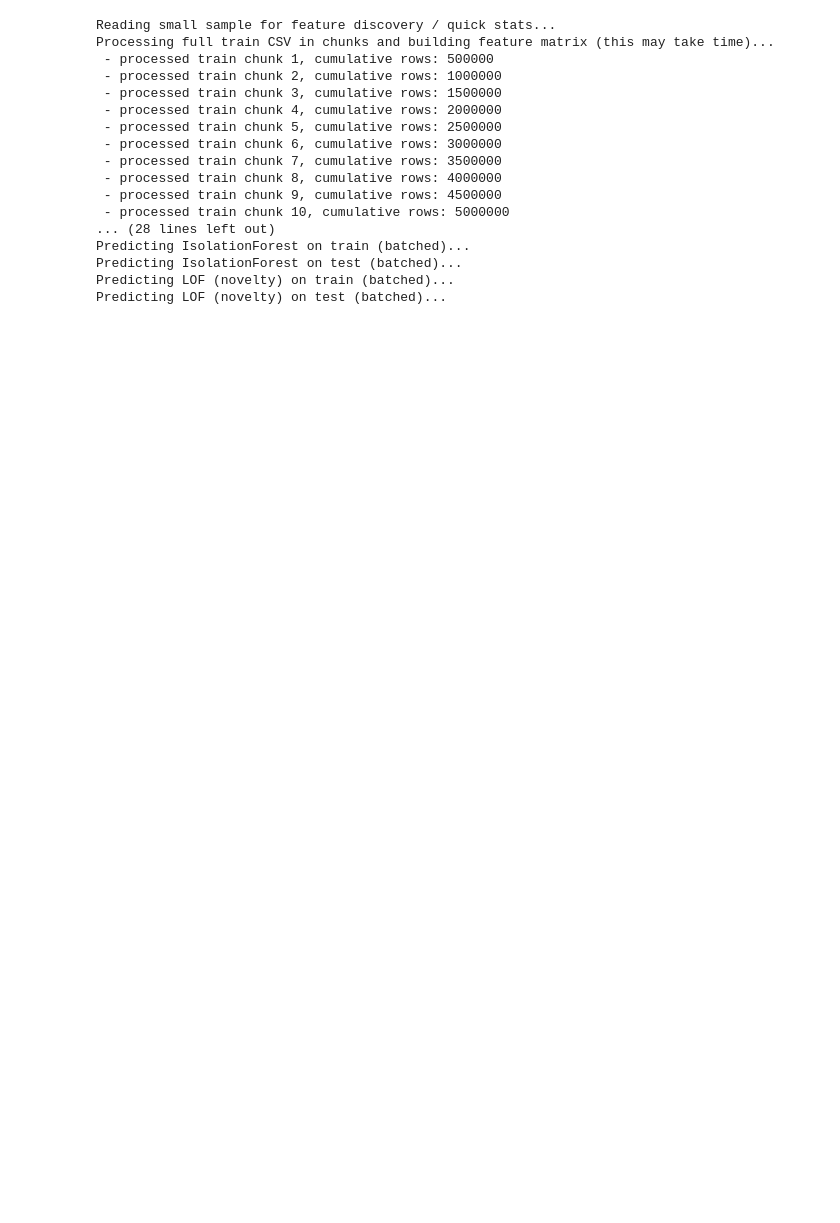
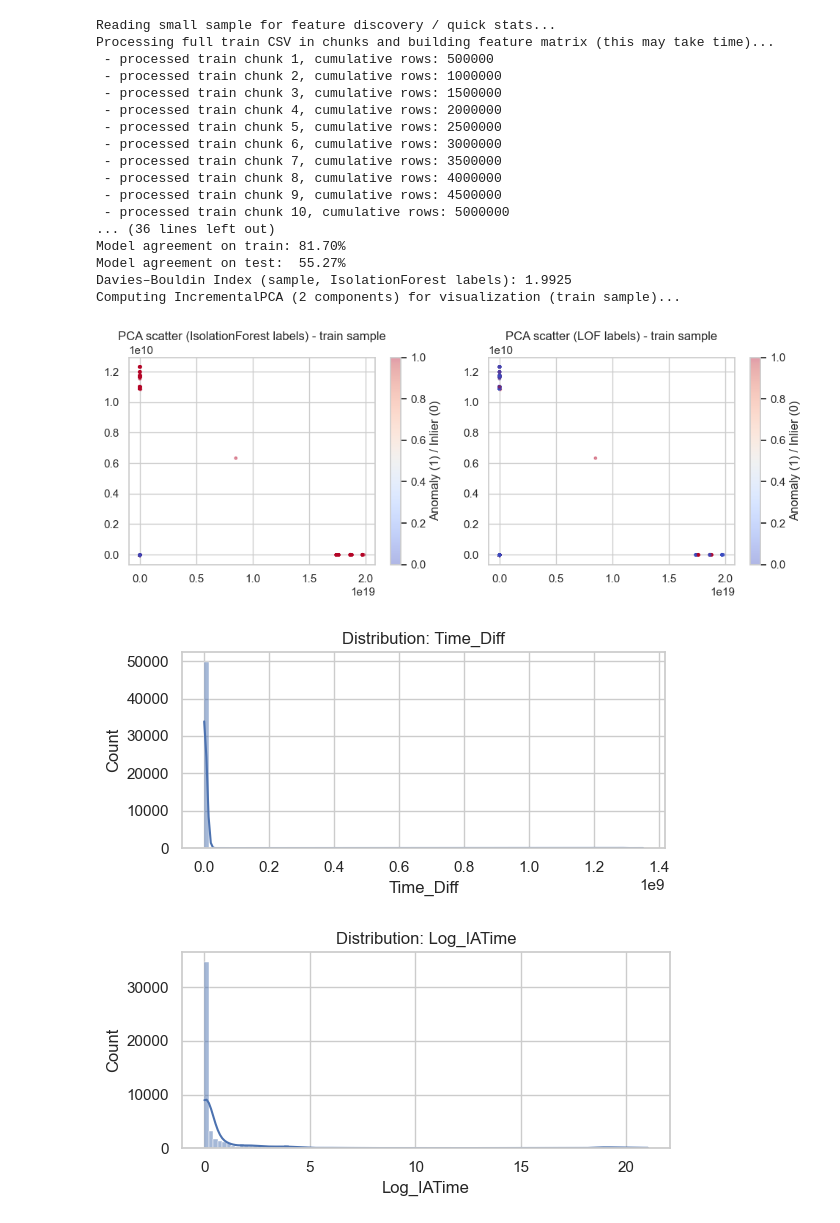
Before and after one commit to A1exSimoes/_Botnet_AD.2025, a Jupyter notebook: TESTRUN.ipynb, the cells around one changed output. Cells and saved outputs as stored; diff of their text form; code cells hidden in the pictures; blank space fills up the shorter version.

Commit message:
Unsupervised_ISCX_Botnet_Detection_App_v1.2
Swapped Silhouette Score for Davies-Bouldin Index:

 - More efficient
 - Faster
 - Same evaluation purpose as Silhouette.

```diff
--- a/TESTRUN.ipynb
+++ b/TESTRUN.ipynb
@@ -31,7 +31,7 @@ SILHOUETTE_SAMPLE = 10_000         # silhouette sample size
 RANDOM_STATE = 42
 
 # IsolationForest config (tweakable)
-IF_N_ESTIMATORS = 450
+IF_N_ESTIMATORS = 300
 IF_MAX_SAMPLES = "auto"            # or integer <= n_samples, or float fraction
 IF_CONTAMINATION = "auto"
 
@@ -324,7 +324,7 @@ def main():
     # STEP 9: PCA visualization (IncrementalPCA for large sets)
     # We'll compute 2-component PCA for plotting — use incremental partial_fit in batches
     print("Computing IncrementalPCA (2 components) for visualization (train sample)...")
-    ipca = IncrementalPCA(n_components=5)
+    ipca = IncrementalPCA(n_components=2)
     # Fit on samples (we can partial_fit on chunks)
     fit_iter = 0
     for i in range(0, len(X_train_scaled), PCA_BATCH):
@@ -380,35 +380,38 @@ def main():
         },
         "agreement": {
             "train_pct": float(train_agreement),
             "test_pct": float(test_agreement)
         },
         "db_index_IF": float(db_score_if),
         "features": discovered_features
     }
     with open(OUTPUT_SUMMARY, "w") as fh:
         json.dump(summary, fh, indent=2)
     print("Summary saved to", OUTPUT_SUMMARY)
 
     t_all = time.time()
     print(f"Total pipeline time: {(t_all - t0_all)/60.0:.2f} minutes")
 
 if __name__ == "__main__":
     main()
 # %% [output]
 Reading small sample for feature discovery / quick stats...
 Processing full train CSV in chunks and building feature matrix (this may take time)...
  - processed train chunk 1, cumulative rows: 500000
  - processed train chunk 2, cumulative rows: 1000000
  - processed train chunk 3, cumulative rows: 1500000
  - processed train chunk 4, cumulative rows: 2000000
  - processed train chunk 5, cumulative rows: 2500000
  - processed train chunk 6, cumulative rows: 3000000
  - processed train chunk 7, cumulative rows: 3500000
  - processed train chunk 8, cumulative rows: 4000000
  - processed train chunk 9, cumulative rows: 4500000
  - processed train chunk 10, cumulative rows: 5000000
-... (28 lines left out)
-Predicting IsolationForest on train (batched)...
-Predicting IsolationForest on test (batched)...
-Predicting LOF (novelty) on train (batched)...
-Predicting LOF (novelty) on test (batched)...
+... (36 lines left out)
+Model agreement on train: 81.70%
+Model agreement on test:  55.27%
+Davies–Bouldin Index (sample, IsolationForest labels): 1.9925
+Computing IncrementalPCA (2 components) for visualization (train sample)...
+[figure, added]
+[figure, added]
+[figure, added]
```
Also changed, not shown: parts of 1 cell of this notebook, 1 other file.
